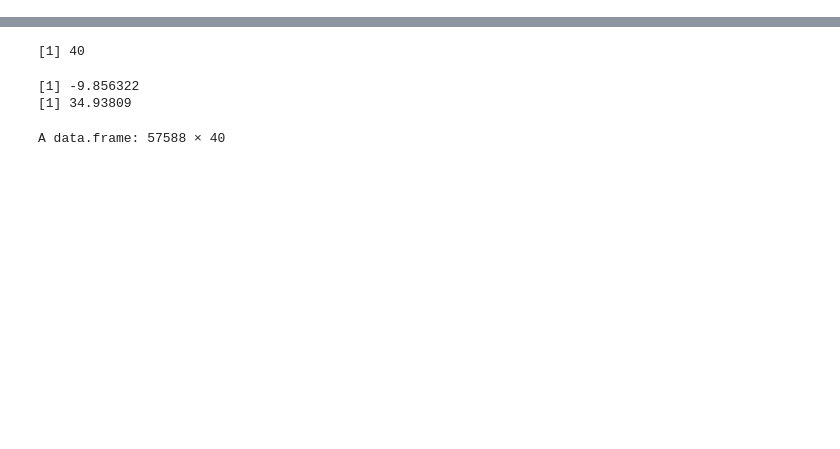
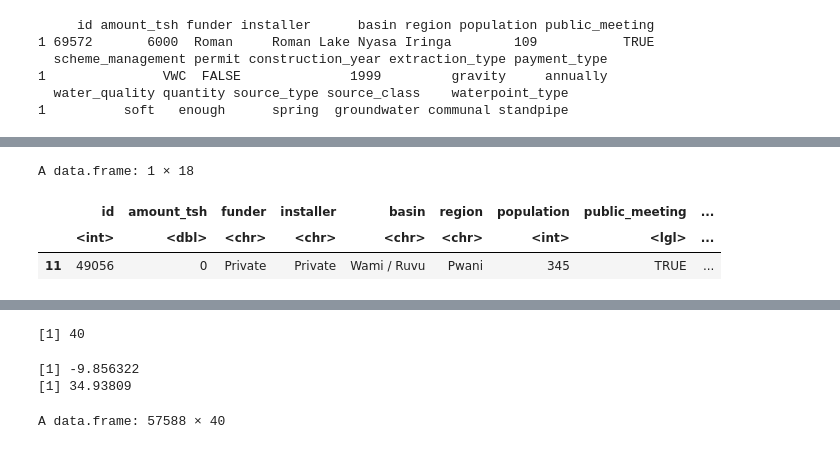
Before and after one commit to aguzga/STAT_FOUND, a Jupyter notebook: PROJECT.ipynb, the cells around one changed output, grey strips where cells are left out. Saved outputs shown, nothing was run; the diff lists cells and outputs as text; code cells hidden in the pictures; blank space fills up the shorter version.

```diff
--- a/PROJECT.ipynb
+++ b/PROJECT.ipynb
@@ -61,0 +80,2 @@ y_down_left = 28.138
+# %%
+df <- dummy.data.frame(df[,names(df)], sep="_")
@@ -61,0 +89,9 @@ y_down_left = 28.138
+# %%
+similarity_test(df)
+# %% [output]
+     id amount_tsh funder installer      basin region population public_meeting
+1 69572       6000  Roman     Roman Lake Nyasa Iringa        109           TRUE
+  scheme_management permit construction_year extraction_type payment_type
+1               VWC  FALSE              1999         gravity     annually
+  water_quality quantity source_type source_class    waterpoint_type
+1          soft   enough      spring  groundwater communal standpipe
@@ -62,2 +100,6 @@ y_down_left = 28.138
+A data.frame: 1 × 18
+|  | id | amount_tsh | funder | installer | basin | region | population | public_meeting | ... |
+|  | <int> | <dbl> | <chr> | <chr> | <chr> | <chr> | <int> | <lgl> | ... |
+| 11 | 49056 | 0 | Private | Private | Wami / Ruvu | Pwani | 345 | TRUE | ... |
 # %%
 df <- df[df$latitude > x_down_left & df$latitude < x_up_right & df$longitude > y_down_left & df$longitude < y_up_right, ] #filter pumps in atlantic fucking ocean
```
Also changed, not shown: parts of 15 cells of this notebook.
